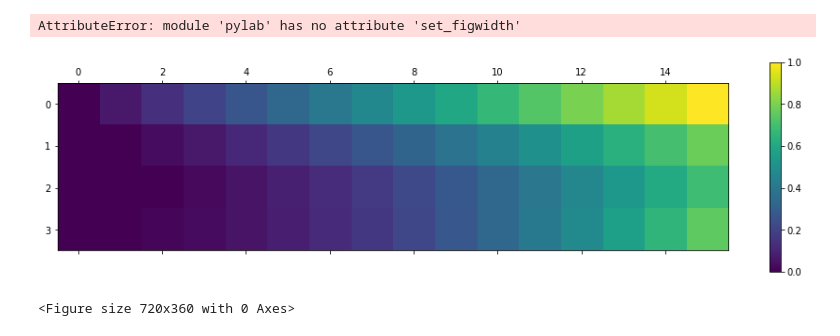
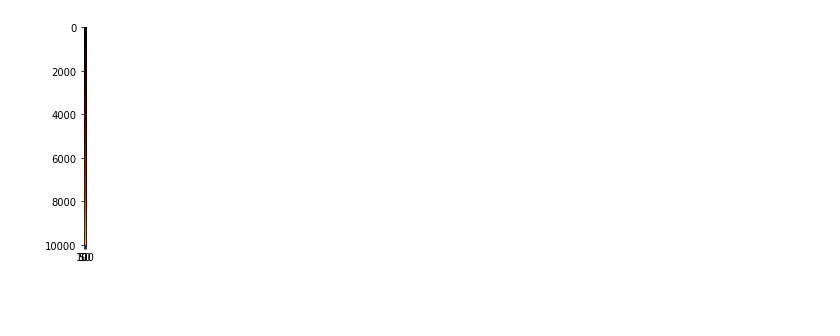
Before and after one commit to andrsolo21/teplMatlab, a Jupyter notebook: task1.ipynb, the cells around one changed output. Saved outputs shown, nothing was run; the diff lists cells and outputs as text; code cells hidden in the pictures; blank space fills up the shorter version.

```diff
--- a/task1.ipynb
+++ b/task1.ipynb
@@ -56,4 +56,17 @@ def print_m(matr):
     pl.show()
+# %%
+def print_m_2(matr):
+    #fig, ax = plt.subplots()
+    #plt.figure(figsize=(10,10))
+    plt.figure()
+    plt.imshow(matr)
+
+    plt.set_cmap('hot')
+    plt.savefig("frame.png")
+    #fig.set_figwidth(12)    #  ширина и
+    #fig.set_figheight(6)    #  высота "Figure"
+
+    plt.show()
 # %%
 m = []
 for i in range(3,50):
@@ -86,7 +99,5 @@ np.mean(m)
 # %%
-r = solve(4)
-print_m(r[1])
+r = solve(100)
+print_m_2(r[1])
 # %% [output]
-AttributeError: module 'pylab' has no attribute 'set_figwidth'
-[figure, old version]
+[figure, new version]
-<Figure size 720x360 with 0 Axes>
```
Also changed, not shown: parts of 2 cells of this notebook, 2 other files.
